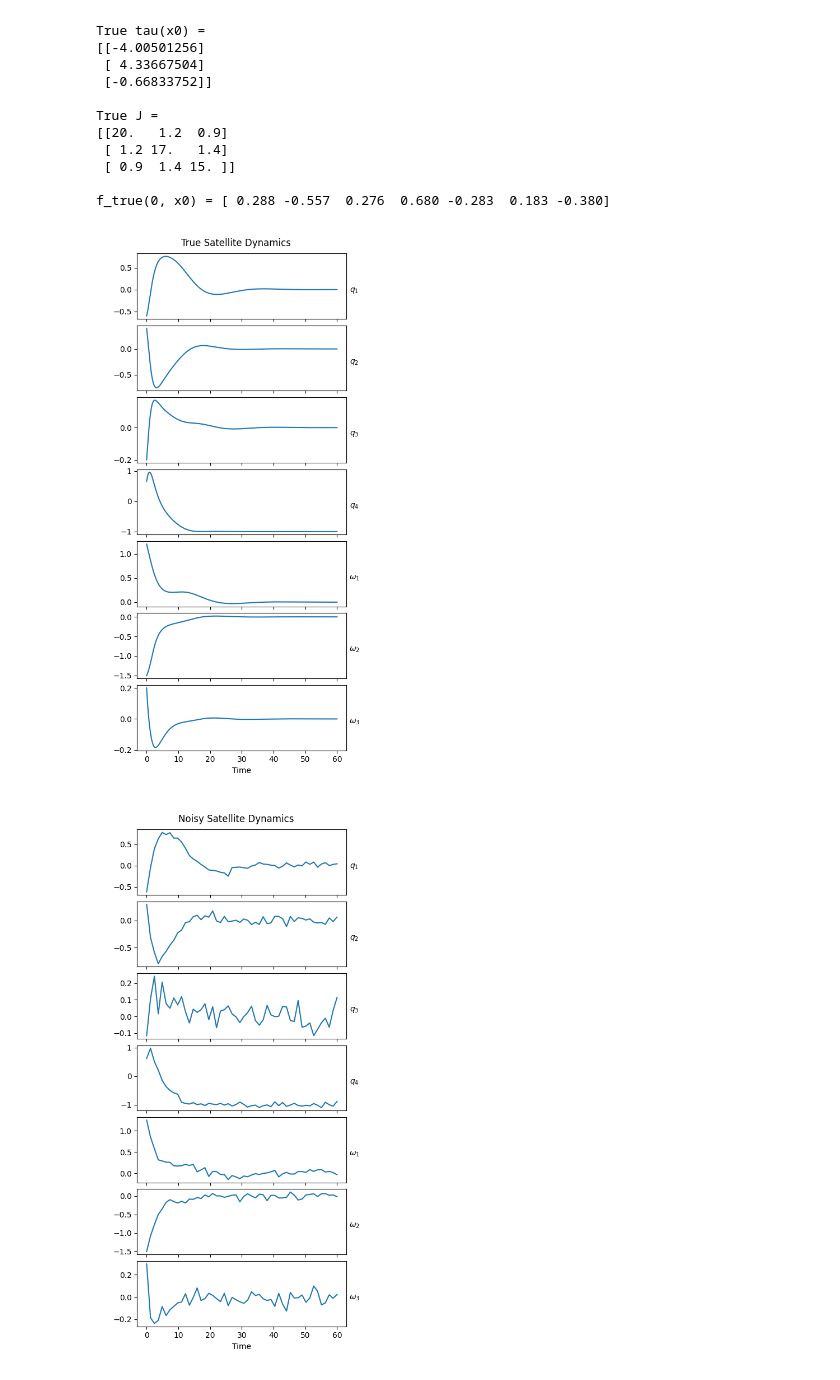
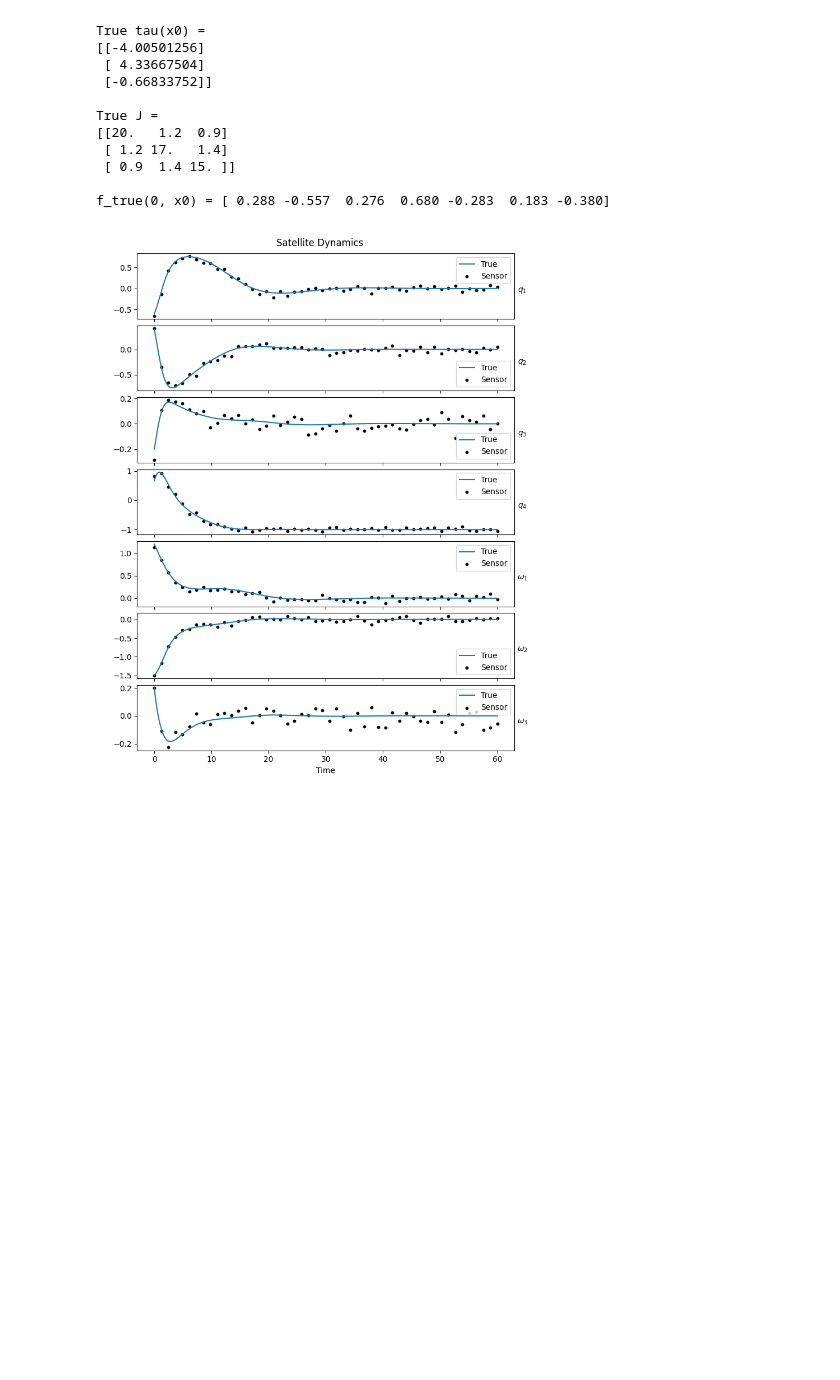
Before and after one commit to akshatd/ae567-inference, a Jupyter notebook: project_2b/ex2a.ipynb, the cells around one changed output. Cells and saved outputs as stored; diff of their text form; code cells hidden in the pictures; blank space fills up the shorter version.

Commit message:
plot like in class notebook and restructure code

```diff
--- a/project_2b/ex2a.ipynb
+++ b/project_2b/ex2a.ipynb
@@ -9,7 +11,7 @@ import scipy
 # Some useful utilities
 from mcmc_utils_and_plot import scatter_matrix, sub_sample_data, eval_func_on_grid, lognormpdf
 # %%
-# Set up Satellite Dynamics Problem
+# Set up Satellite Dynamics
 
 X_NAMES = [r'$q_1$', r'$q_2$', r'$q_3$', r'$q_4$', r'$\omega_1$', r'$\omega_2$', r'$\omega_3$']
 K1_TRUE = 5
@@ -78,29 +80,6 @@ def f_true(t, x):
 
 
 print(f"\nf_true(0, x0) = {np.array2string(f_true(0, x0()), precision=3, floatmode='fixed')}")
-
-
-T0 = 0
-Tend = 60
-Tsteps = 50
-
-# true output
-Tsteps_multiplier = 100  # increase the fidelity of the true solution
-Teval = np.linspace(T0, Tend, Tsteps*Tsteps_multiplier)
-sol_true = scipy.integrate.solve_ivp(
-    fun=f_true, t_span=(T0, Tend), y0=x0(), method='RK45', t_eval=Teval)
-Tspan_true = sol_true.t
-x_true = sol_true.y  # 7(dims) x Tsteps(5000)
-
-# sensor output, low fiedlity and corrupted by noise
-Teval = np.linspace(T0, Tend, Tsteps)
-sol_sens = scipy.integrate.solve_ivp(
-    fun=f_true, t_span=(T0, Tend), y0=x0(), method='RK45', t_eval=Teval)
-Tspan_sens = sol_sens.t
-x_sens = sol_sens.y + np.random.normal(0, 0.05, (sol_sens.y.shape))
-
-# set multiplier to 1 and run this to check that the solutions would be the same if run twice
-# assert np.allclose(x_true,sol_sens.y), "x_true != sol_sens.y"
 # %% [output]
 x0 = [-0.600  0.400 -0.200  0.663  1.200 -1.500  0.200]
 
@@ -123,25 +165,25 @@ f_true(0, x0) = [ 0.288 -0.557  0.276  0.680 -0.283  0.183 -0.380]
 # %%
 # generate noisy data
 
-def plot_ode(fignum, t, x, x_names, title):
+def plot_sat_dyn(fignum, t_true, x_true, t_sens, x_sens, x_names, title):
     plt.close(fignum)
-    fig, axs = plt.subplots(x.shape[0], 1, sharex=True, num=fignum, figsize=(5, 10))
+    fig, axs = plt.subplots(x_true.shape[0], 1, sharex=True, num=fignum, figsize=(8, 10))
     fig.tight_layout(pad=3)
     fig.suptitle(title)
     for i, (ax, x_name) in enumerate(zip(axs, x_names)):
-        ax.plot(t, x[i, :])
+        ax.plot(t_true, x_true[i, :], label='True')
+        ax.scatter(t_sens, x_sens[i, :], color='k', s=10, label='Sensor')
         ax.set_ylabel(x_name, rotation=0, labelpad=10)
         ax.yaxis.set_label_position("right")
+        ax.legend()
     axs[-1].set_xlabel('Time')
     fig.subplots_adjust(hspace=0.1)
     fig.savefig(f'figs/{title}.svg')
     plt.show()
     return fignum + 1
 
 
 fignum = 1
-fignum = plot_ode(fignum, Tspan_true, x_true, X_NAMES, "True Satellite Dynamics")
-fignum = plot_ode(fignum, Tspan_sens, x_sens, X_NAMES, "Noisy Satellite Dynamics")
+fignum = plot_sat_dyn(fignum, Tspan_true, x_true, Tspan_sens, x_sens, X_NAMES, "Satellite Dynamics")
 # %% [output]
-[figure, old version]
+[figure, new version]
-[figure, removed]
```
Also changed, not shown: parts of 3 cells of this notebook, 4 other files.
